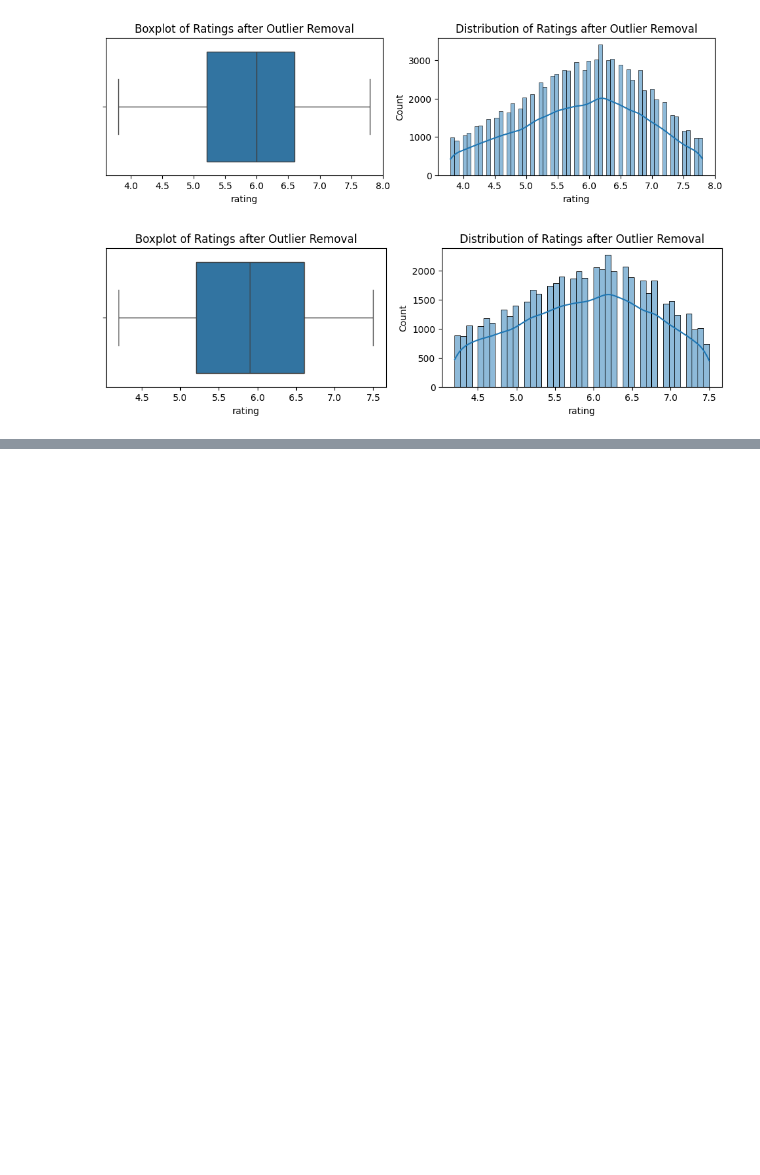
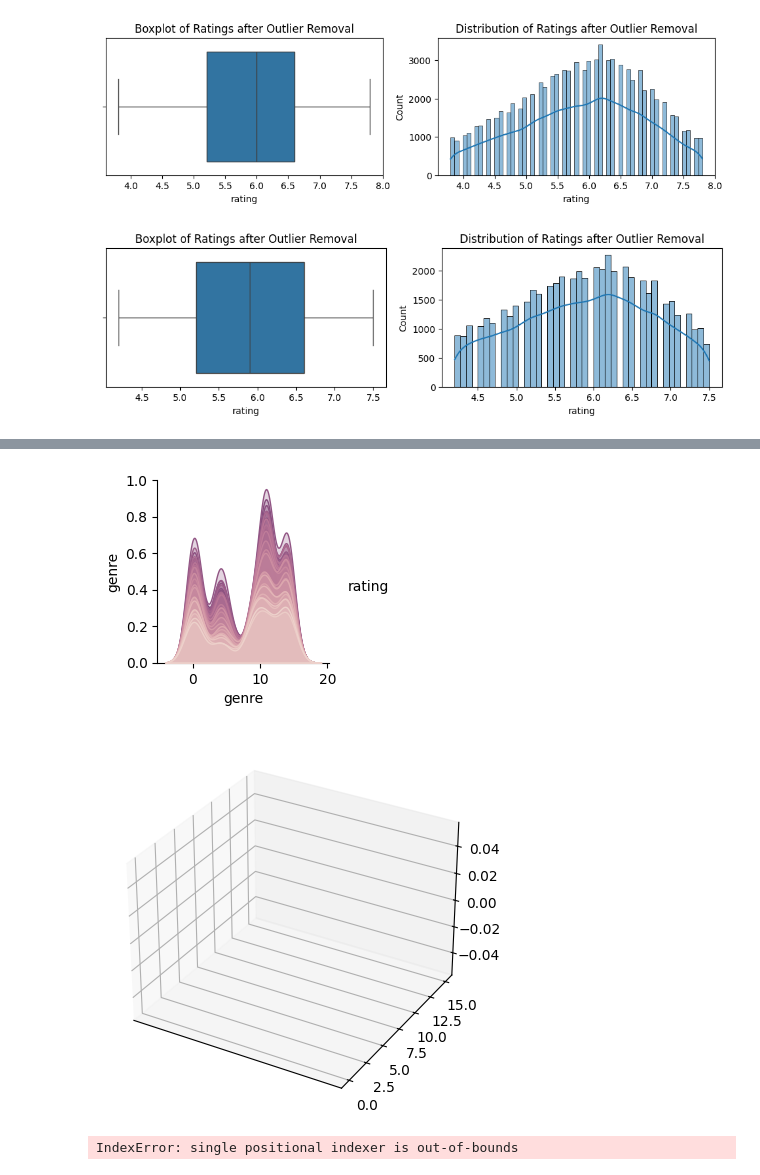
Before and after one commit to fisinik/imdb-movies-dataset-analysis-and-visualization, a Jupyter notebook: data-preprocessing/main.ipynb, the cells around one changed output, grey strips where cells are left out. Drawn from its saved outputs; the diff is of its cells as text; code cells hidden in the pictures; blank space fills up the shorter version.

```diff
--- a/data-preprocessing/main.ipynb
+++ b/data-preprocessing/main.ipynb
@@ -272,0 +429,77 @@ plt.show()
+# %%
+import numpy as np
+from sklearn.neighbors import NearestNeighbors
+import pandas as pd
+from matplotlib import pyplot as plt
+import seaborn as sns
+from mpl_toolkits.mplot3d import Axes3D
+
+def SMOTE(X, Y, minority_class, k=5):
+    """
+    :param X: np.array, features
+    :param Y: np.array, target
+    :param minority_class: int, the minority class label
+    :param k: int, number of nearest neighbors
+    :return: np.array, np.array, synthetic samples and their corresponding labels
+    """
+    # Find the minority class indices
+    minority_indices = np.where(Y == minority_class)[0]
+
+    # Find the nearest neighbors of the minority class points
+    nn = NearestNeighbors(n_neighbors=k)
+    nn.fit(X[minority_indices])
+    _, indices = nn.kneighbors(X[minority_indices])
+
+    # Generate synthetic data points
+    synthetic_data = []
+    for i in range(len(minority_indices)):
+        for j in indices[i]:
+            synthetic_data.append(X[minority_indices[i]] + np.random.random(X.shape[1]) * (X[minority_indices[j]] - X[minority_indices[i]]))
+
+    # Concatenate the synthetic data with the original data and labels
+    synthetic_X = np.concatenate((X, np.array(synthetic_data)), axis=0)
+    synthetic_Y = np.concatenate((Y, np.full(len(synthetic_data), minority_class)), axis=0)
+
+    return synthetic_X, synthetic_Y
+
+def pairplot(dataFrame):
+    # Create a pairplot with the target column as the hue
+    sns.pairplot(dataFrame, hue='rating')
+
+    # Show the plot
+    plt.show()
+
+def plot3d(dataFrame):
+    # Create a 3D scatter plot
+    fig = plt.figure()
+    ax = fig.add_subplot(111, projection='3d')
+    ax.scatter(dataFrame['year'], dataFrame['genre'], c=dataFrame['rating'])
+
+    # Show the plot
+    plt.show()
+
+# Replace these attributes based on your actual dataset
+columns = ["year", "rating", "genre"]
+
+
+InitDataFrame = pd.DataFrame(data=filtered_df_iqr, columns=columns)
+InitDataFrame
+
+pairplot(InitDataFrame)
+plot3d(InitDataFrame)
+
+x = InitDataFrame.iloc[:, :3].values
+y = InitDataFrame.iloc[:, 3].values
+
+# Assume 'rating' is the minority class in this example
+X, Y = SMOTE(x, y, minority_class=3, k=3)
+
+FinalDataFrame = pd.DataFrame(data=X, columns=columns[:3])
+FinalDataFrame['rating'] = Y
+
+pairplot(FinalDataFrame)
+plot3d(FinalDataFrame)
+# %% [output]
+[figure, added]
+[figure, added]
+IndexError: single positional indexer is out-of-bounds
```
Also changed, not shown: parts of 7 cells of this notebook.
